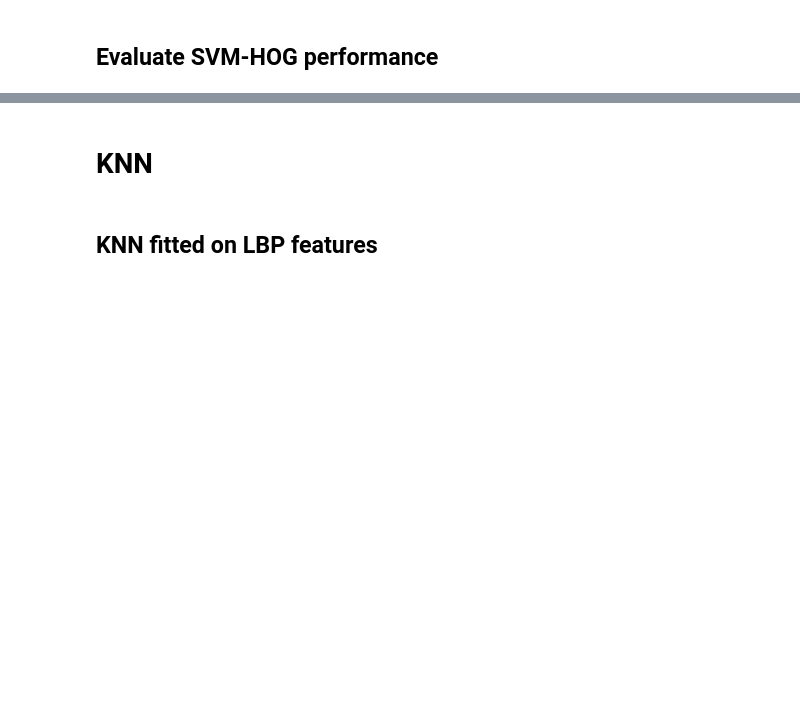
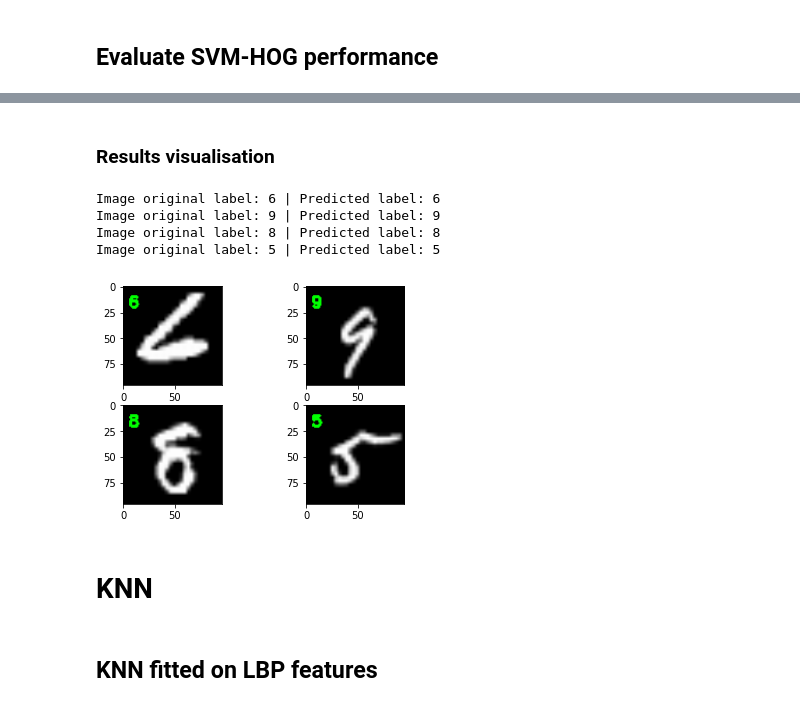
Before and after one commit to patricksabry1/42028-Deep-Learning, a Jupyter notebook: 42028_Assignment_1.ipynb, the cells around one changed output, grey strips where cells are left out. Drawn from its saved outputs; the diff is of its cells as text; code cells hidden in the pictures; blank space fills up the shorter version.

```diff
--- a/42028_Assignment_1.ipynb
+++ b/42028_Assignment_1.ipynb
@@ -73,6 +107,8 @@ Test dataset after reshaping :(10000, 28, 28)
 # %% [markdown]
 ## Visualise sample digits
 # %%
+X_train, y_train, X_test, y_test = loadData()
+
 # view few images and print its corresponding label
 img_index = 10
 fig = plt.figure()
@@ -185,6 +220,7 @@ def getLBPFeatures(X_train, y_train):
 ## SVM fitted on LBP features
 # %%
 from sklearn.svm import LinearSVC
+X_train, y_train, X_test, y_test = loadData()
 
 lbp_train, lbp_labels_train, = getLBPFeatures(X_train, y_train)
 print(np.shape(lbp_train))
@@ -225,12 +261,11 @@ Accuracy on test dataset: 0.4886
 # %% [markdown]
 ## SVM fitted on HOG features
 # %%
+X_train, y_train, X_test, y_test = loadData()
+
 hog_train, hog_labels_train = getHOG(X_train, y_train)
 
-print(np.shape(hog_train))
-print(np.shape(hog_labels_train))
-
-model = svm.SVC(kernel='rbf', C=100.0, random_state=42) # rbf Kernel
+model = svm.SVC(kernel='rbf', C=100.0, random_state=42)
 model.fit(hog_train, hog_labels_train)
 
 print("Train set Accuracy: {:.2f}".format(model.score(hog_train, hog_labels_train)))
@@ -280,5 +318,52 @@ Extracting features from test dataset...
 Accuracy on test dataset: 0.9095
 [figure]
+# %% [markdown]
+### Results visualisation
+# %%
+images = []
+orig_labels = []
+pred_labels = []
+
+# randomly select a few testing fashion items
+for i in np.random.choice(np.arange(0, len(y_test)), size=(16,)):
+  # Fetch train image by index and compute HOG feature
+  test_img = (X_test[i])
+  H1 = feature.hog(test_img, orientations=9, pixels_per_cell=(10, 10),
+                  cells_per_block=(2, 2), transform_sqrt=True, block_norm="L2-Hys")
+
+  # Make prediction using trained model
+  pred = model.predict(H1.reshape(1, -1))[0]
+
+  # Fetch predicted label from labels array
+  label = labelNames[pred]
+  pred_labels.append(label)
+  orig_labels.append(labelNames[y_test[i]])
+  color = (0, 255, 0)
+  test_img = cv2.merge([test_img] * 3)
+  test_img = cv2.resize(test_img, (96, 96), interpolation=cv2.INTER_LINEAR)
+  cv2.putText(test_img, label, (5, 20), cv2.FONT_HERSHEY_SIMPLEX, 0.50, color, 2)
+  images.append(test_img)
+
+# Plot four random test record predictions
+fig = plt.figure()
+ax1 = fig.add_subplot(2,2,1)
+ax1.imshow(images[1])
+print("Image original label: " + str(orig_labels[1]) + " | Predicted label: " + str(pred_labels[1]))
+ax2 = fig.add_subplot(2,2,2)
+ax2.imshow(images[2])
+print("Image original label: " + str(orig_labels[2]) + " | Predicted label: " + str(pred_labels[2]))
+ax3 = fig.add_subplot(2,2,3)
+ax3.imshow(images[3])
+print("Image original label: " + str(orig_labels[3]) + " | Predicted label: " + str(pred_labels[3]))
+ax4 = fig.add_subplot(2,2,4)
+ax4.imshow(images[4])
+print("Image original label: " + str(orig_labels[4]) + " | Predicted label: " + str(pred_labels[4]))
+# %% [output]
+Image original label: 6 | Predicted label: 6
+Image original label: 9 | Predicted label: 9
+Image original label: 8 | Predicted label: 8
+Image original label: 5 | Predicted label: 5
+[figure, added]
 # %% [markdown]
 # KNN
 # %% [markdown]
```
Also changed, not shown: parts of 21 cells of this notebook.
